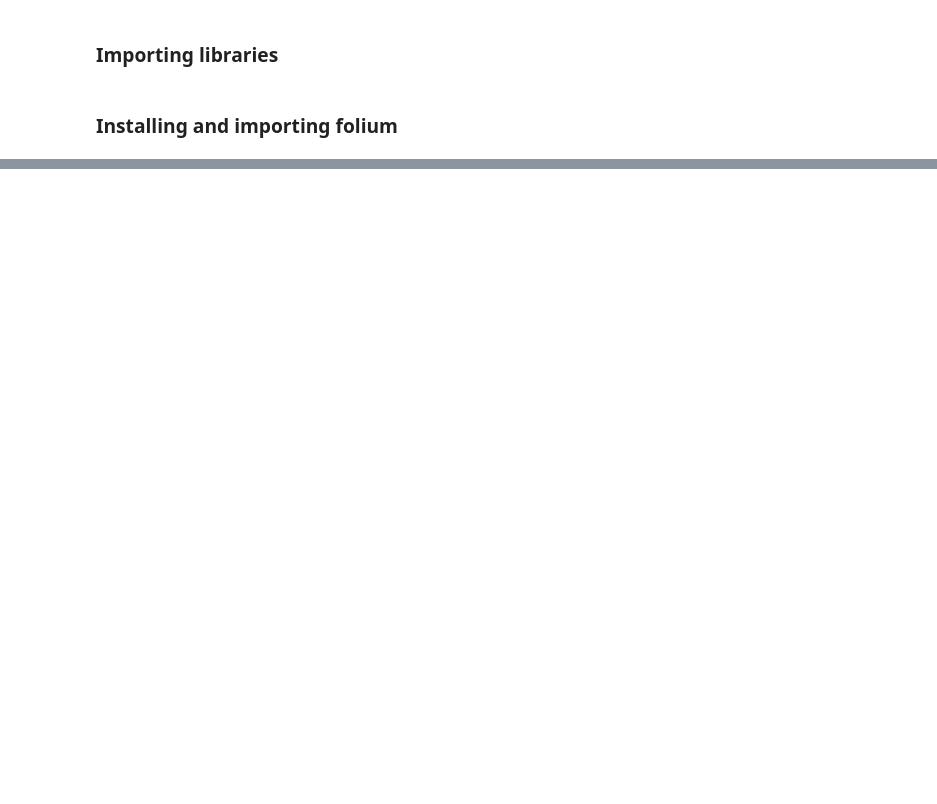
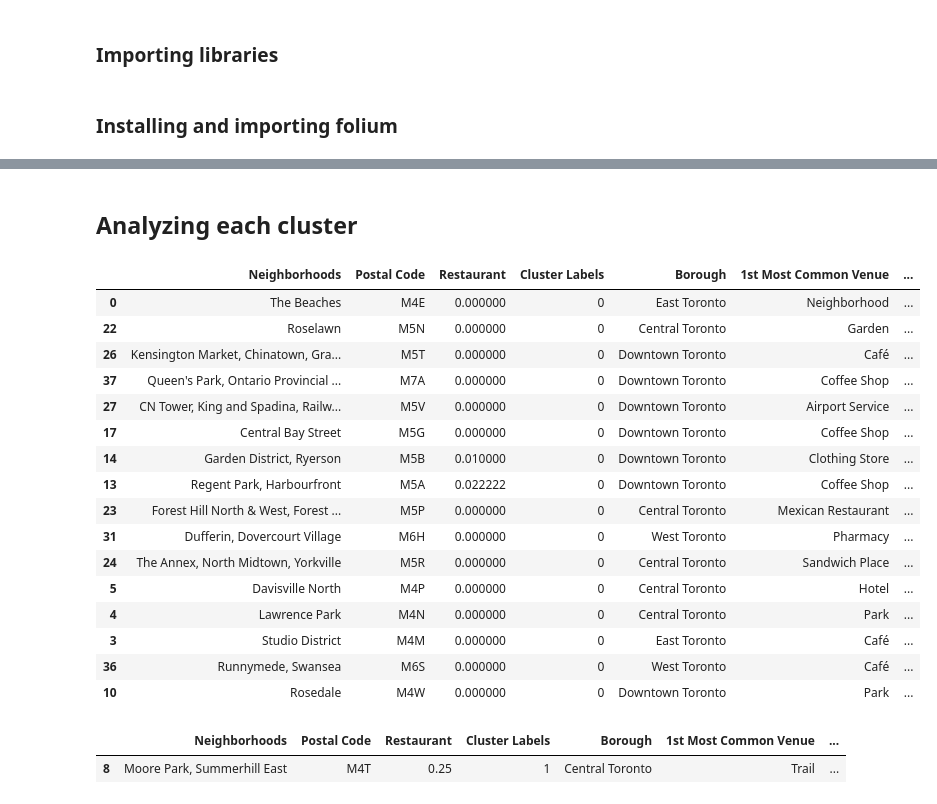
Before and after one commit to ajaymathew522/Coursera_Capstone, a Jupyter notebook: Coursera Capstone.ipynb, the cells around one changed output, grey strips where cells are left out. Saved outputs shown, nothing was run; the diff lists cells and outputs as text; code cells hidden in the pictures; blank space fills up the shorter version.

```diff
--- a/Coursera Capstone.ipynb
+++ b/Coursera Capstone.ipynb
@@ -214,0 +466,27 @@ venues_df
+# %% [markdown]
+<h2> Analyzing each cluster
+# %%
+toronto_merged.loc[toronto_merged['Cluster Labels'] == 0]
+# %% [output]
+|  | Neighborhoods | Postal Code | Restaurant | Cluster Labels | Borough | 1st Most Common Venue | ... |
+| 0 | The Beaches | M4E | 0.000000 | 0 | East Toronto | Neighborhood | ... |
+| 22 | Roselawn | M5N | 0.000000 | 0 | Central Toronto | Garden | ... |
+| 26 | Kensington Market, Chinatown, Gra... | M5T | 0.000000 | 0 | Downtown Toronto | Café | ... |
+| 37 | Queen's Park, Ontario Provincial ... | M7A | 0.000000 | 0 | Downtown Toronto | Coffee Shop | ... |
+| 27 | CN Tower, King and Spadina, Railw... | M5V | 0.000000 | 0 | Downtown Toronto | Airport Service | ... |
+| 17 | Central Bay Street | M5G | 0.000000 | 0 | Downtown Toronto | Coffee Shop | ... |
+| 14 | Garden District, Ryerson | M5B | 0.010000 | 0 | Downtown Toronto | Clothing Store | ... |
+| 13 | Regent Park, Harbourfront | M5A | 0.022222 | 0 | Downtown Toronto | Coffee Shop | ... |
+| 23 | Forest Hill North & West, Forest ... | M5P | 0.000000 | 0 | Central Toronto | Mexican Restaurant | ... |
+| 31 | Dufferin, Dovercourt Village | M6H | 0.000000 | 0 | West Toronto | Pharmacy | ... |
+| 24 | The Annex, North Midtown, Yorkville | M5R | 0.000000 | 0 | Central Toronto | Sandwich Place | ... |
+| 5 | Davisville North | M4P | 0.000000 | 0 | Central Toronto | Hotel | ... |
+| 4 | Lawrence Park | M4N | 0.000000 | 0 | Central Toronto | Park | ... |
+| 3 | Studio District | M4M | 0.000000 | 0 | East Toronto | Café | ... |
+| 36 | Runnymede, Swansea | M6S | 0.000000 | 0 | West Toronto | Café | ... |
+| 10 | Rosedale | M4W | 0.000000 | 0 | Downtown Toronto | Park | ... |
+# %%
+toronto_merged.loc[toronto_merged['Cluster Labels'] == 1]
+# %% [output]
+|  | Neighborhoods | Postal Code | Restaurant | Cluster Labels | Borough | 1st Most Common Venue | ... |
+| 8 | Moore Park, Summerhill East | M4T | 0.25 | 1 | Central Toronto | Trail | ... |
```
Also changed, not shown: parts of 74 cells of this notebook.
